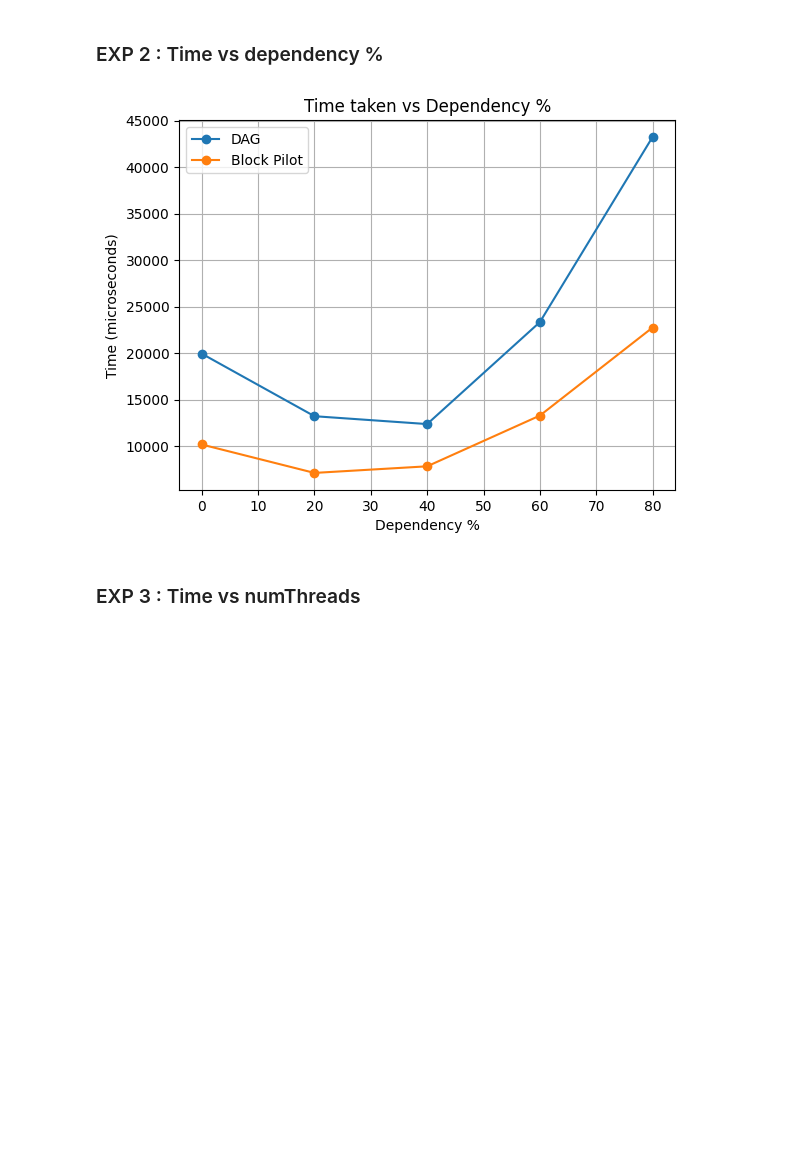
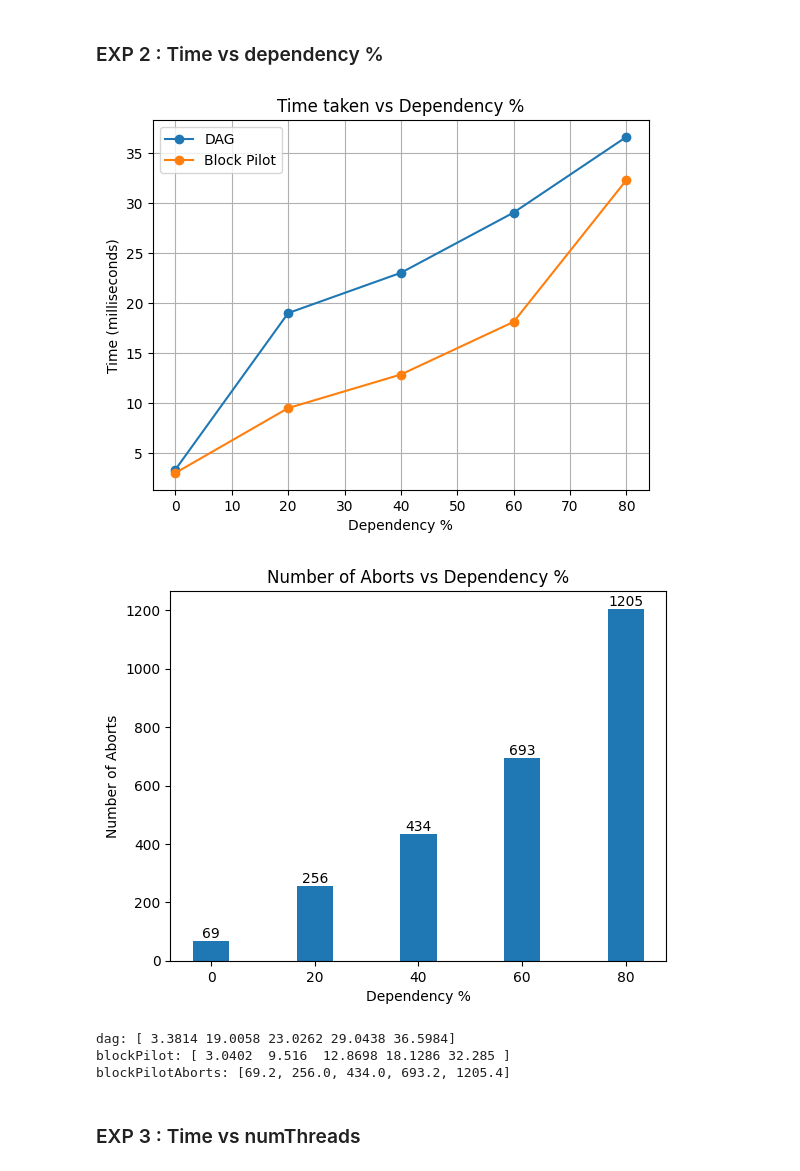
Before and after one commit to darpan-gaur/cctsProject, a Jupyter notebook: Generate Transaction/plot.ipynb, the cells around one changed output. Drawn from its saved outputs; the diff is of its cells as text; code cells hidden in the pictures; blank space fills up the shorter version.

```diff
--- a/Generate Transaction/plot.ipynb
+++ b/Generate Transaction/plot.ipynb
@@ -45,31 +70,56 @@ with open(logFile, 'r') as f:
 # %%
 dp = np.array([0, 20, 40, 60, 80])
 dag = []
 blockPilot = []
+blockPilotAborts = []
 for i, line in enumerate(lines):
     if 'dag' in line:
         temp = 0.0
         for j in range(i + 1, i + 6):
             temp += float(lines[j].split()[0])
         dag.append(temp / 5)
     if 'blockpilot' in line:
         temp = 0.0
+        aborts = 0
         for j in range(i + 1, i + 6):
             temp += float(lines[j].split()[0])
+            aborts += float(lines[j].split()[1])
+        blockPilotAborts.append(aborts / 5)
         blockPilot.append(temp / 5)
-dag = np.array(dag)
-blockPilot = np.array(blockPilot)
+dag = np.array(dag)/1000
+blockPilot = np.array(blockPilot)/1000
 plt.plot(dp, dag, label='DAG', marker='o')
 plt.plot(dp, blockPilot, label='Block Pilot', marker='o')
 plt.xlabel('Dependency %')
-plt.ylabel('Time (microseconds)')
+plt.ylabel('Time (milliseconds)')
 plt.title('Time taken vs Dependency %')
 plt.legend()
 plt.grid()
 plt.savefig('dp_vs_Time.png', dpi=300)
 plt.show()
+
+# Plotting the aborts make bar graph and line graph
+x = np.arange(len(dp))
+width = 0.35
+plt.bar(x , blockPilotAborts, width, label='Block Pilot Aborts')
+for i in range(len(dp)):
+    plt.text(x[i], blockPilotAborts[i] + 0.1, str(int(blockPilotAborts[i])), ha='center', va='bottom')
+plt.xlabel('Dependency %')
+plt.ylabel('Number of Aborts')
+plt.title('Number of Aborts vs Dependency %')
+plt.xticks(x, dp)
+plt.savefig('dp_vs_Aborts.png', dpi=300)
+plt.show()
+
+print(f"dag: {dag}")
+print(f"blockPilot: {blockPilot}")
+print(f"blockPilotAborts: {blockPilotAborts}")
 # %% [output]
-[figure, old version]
+[figure, new version]
+[figure, added]
+dag: [ 3.3814 19.0058 23.0262 29.0438 36.5984]
+blockPilot: [ 3.0402  9.516  12.8698 18.1286 32.285 ]
+blockPilotAborts: [69.2, 256.0, 434.0, 693.2, 1205.4]
 # %% [markdown]
 ### EXP 3 : Time vs numThreads
 # %%
```
Also changed, not shown: parts of 2 cells of this notebook, 18 other files.
